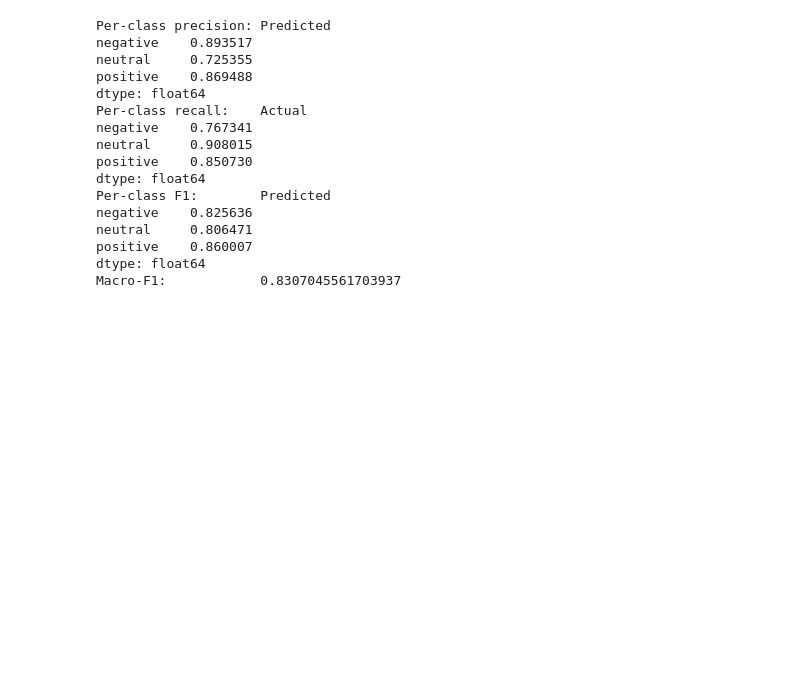
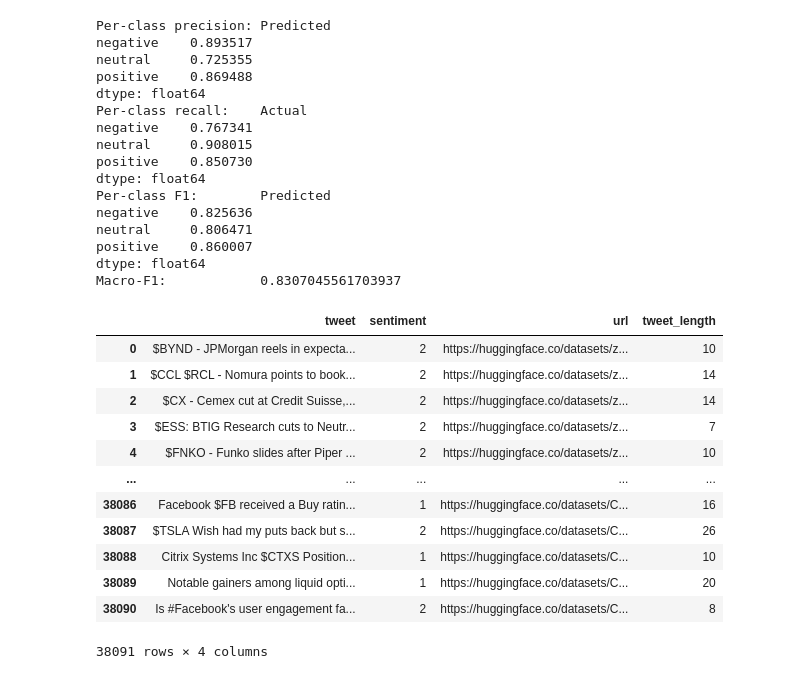
Before and after one commit to joas1847/financial-nlp, a Jupyter notebook: src/api.ipynb, the cells around one changed output. Cells and saved outputs as stored; diff of their text form; code cells hidden in the pictures; blank space fills up the shorter version.

```diff
--- a/src/api.ipynb
+++ b/src/api.ipynb
@@ -274,4 +275,20 @@ neutral     0.806471
 positive    0.860007
 dtype: float64
 Macro‑F1:            0.8307045561703937
+# %%
+input_tw
+# %% [output]
+|  | tweet | sentiment | url | tweet_length |
+| 0 | $BYND - JPMorgan reels in expecta... | 2 | https://huggingface.co/datasets/z... | 10 |
+| 1 | $CCL $RCL - Nomura points to book... | 2 | https://huggingface.co/datasets/z... | 14 |
+| 2 | $CX - Cemex cut at Credit Suisse,... | 2 | https://huggingface.co/datasets/z... | 14 |
+| 3 | $ESS: BTIG Research cuts to Neutr... | 2 | https://huggingface.co/datasets/z... | 7 |
+| 4 | $FNKO - Funko slides after Piper ... | 2 | https://huggingface.co/datasets/z... | 10 |
+| ... | ... | ... | ... | ... |
+| 38086 | Facebook $FB received a Buy ratin... | 1 | https://huggingface.co/datasets/C... | 16 |
+| 38087 | $TSLA Wish had my puts back but s... | 2 | https://huggingface.co/datasets/C... | 26 |
+| 38088 | Citrix Systems Inc $CTXS Position... | 1 | https://huggingface.co/datasets/C... | 10 |
+| 38089 | Notable gainers among liquid opti... | 1 | https://huggingface.co/datasets/C... | 20 |
+| 38090 | Is #Facebook's user engagement fa... | 2 | https://huggingface.co/datasets/C... | 8 |
+38091 rows × 4 columns
 # %%
```
Also changed, not shown: parts of 12 cells of this notebook, 1 other file.
